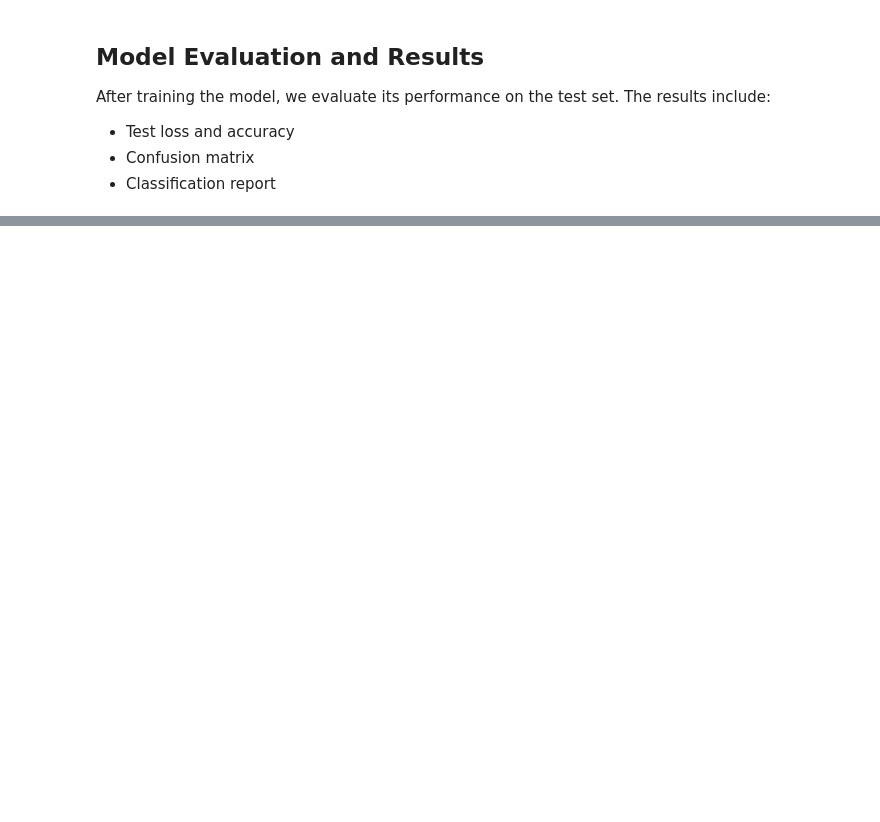
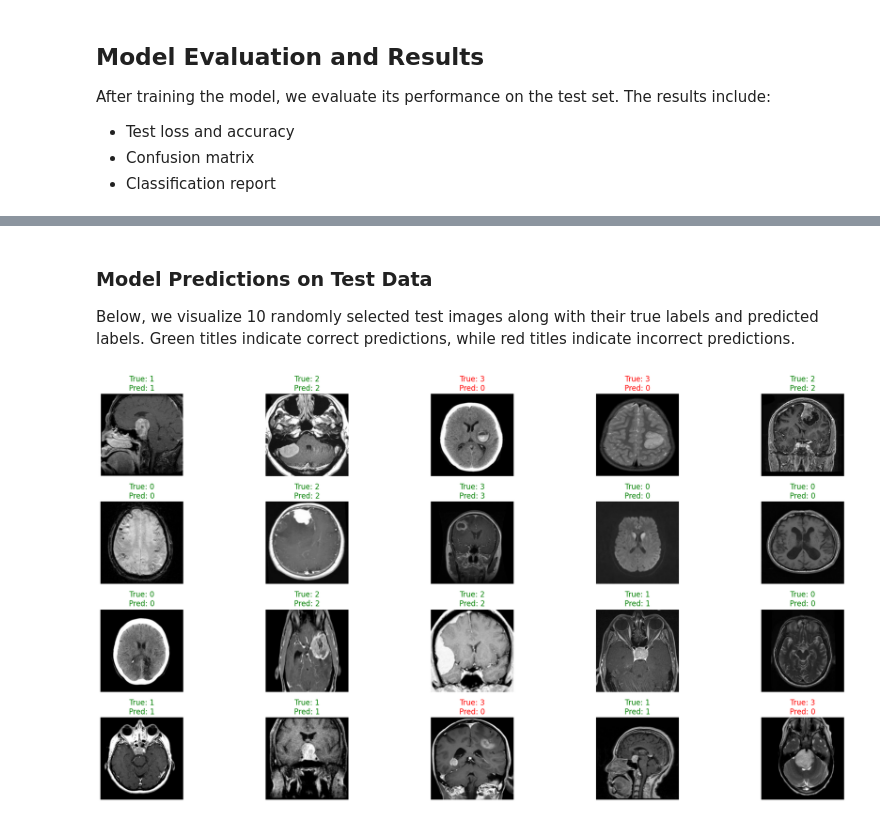
Before and after one commit to ayzezzz/cnn-brain-tumor-classifier, a Jupyter notebook: brain-tumor-classification.ipynb, the cells around one changed output, grey strips where cells are left out. Drawn from its saved outputs; the diff is of its cells as text; code cells hidden in the pictures; blank space fills up the shorter version.

Commit message:
Kaggle Notebook | Add visualization for test predictions

```diff
--- a/brain-tumor-classification.ipynb
+++ b/brain-tumor-classification.ipynb
@@ -241,0 +242,24 @@ weighted avg       0.75      0.73      0.68       394
+# %% [markdown]
+### Model Predictions on Test Data
+Below, we visualize 10 randomly selected test images along with their true labels and predicted labels. Green titles indicate correct predictions, while red titles indicate incorrect predictions.
+# %%
+random_indices = np.random.choice(len(X_test), 20, replace=False)
+
+plt.figure(figsize=(20, 10))
+for i, idx in enumerate(random_indices):
+    img = X_test[idx]
+    true_label = y_true[idx]
+    pred_label = y_pred_classes[idx]
+
+    plt.subplot(4, 5, i + 1)  # 4 satır, 5 sütun olacak şekilde düzenle
+    plt.imshow(img, cmap="gray")  # Renkli görüntü ise cmap kaldır
+    plt.axis("off")
+
+    # Doğru tahminler yeşil, yanlışlar kırmızı renkte olacak
+    color = "green" if true_label == pred_label else "red"
+    plt.title(f"True: {true_label}\nPred: {pred_label}", color=color)
+
+plt.tight_layout()
+plt.show()
+# %% [output]
+[figure, added]
```
Also changed, not shown: parts of 5 cells of this notebook.
